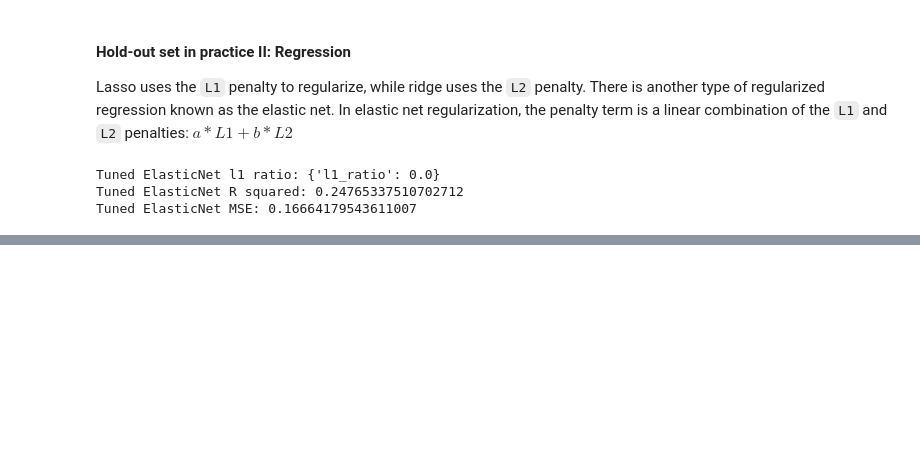
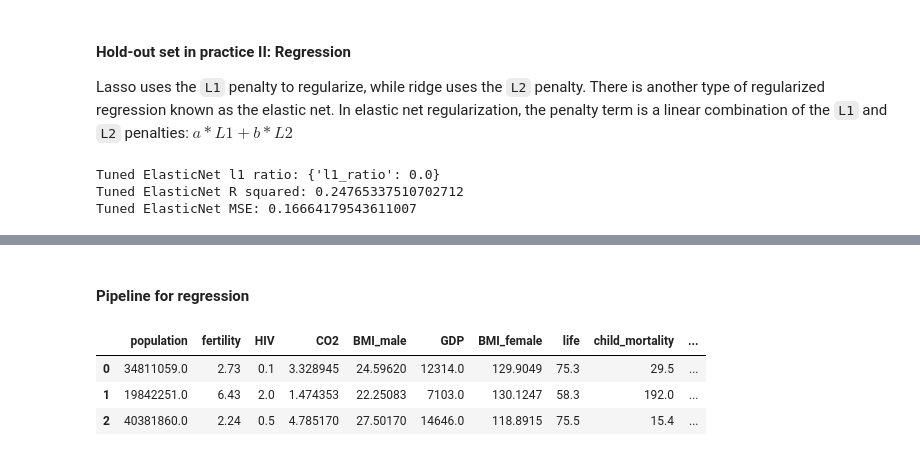
Before and after one commit to joeelorm/Machine-Learning, a Jupyter notebook: 2_Supervised Learning - Scikit Learn/supervised_learning.ipynb, the cells around one changed output, grey strips where cells are left out. Cells and saved outputs as stored; diff of their text form; code cells hidden in the pictures; blank space fills up the shorter version.

```diff
--- a/2_Supervised Learning - Scikit Learn/supervised_learning.ipynb
+++ b/2_Supervised Learning - Scikit Learn/supervised_learning.ipynb
@@ -882,0 +1201,11 @@ Tuned ElasticNet MSE: 0.16664179543611007
+# %% [markdown]
+#### Pipeline for regression
+# %%
+#The gapminder dataset
+df = pd.read_csv('datasets/gm_2008_region.csv')
+df.head(3)
+# %% [output]
+|  | population | fertility | HIV | CO2 | BMI_male | GDP | BMI_female | life | child_mortality | ... |
+| 0 | 34811059.0 | 2.73 | 0.1 | 3.328945 | 24.59620 | 12314.0 | 129.9049 | 75.3 | 29.5 | ... |
+| 1 | 19842251.0 | 6.43 | 2.0 | 1.474353 | 22.25083 | 7103.0 | 130.1247 | 58.3 | 192.0 | ... |
+| 2 | 40381860.0 | 2.24 | 0.5 | 4.785170 | 27.50170 | 14646.0 | 118.8915 | 75.5 | 15.4 | ... |
```
Also changed, not shown: parts of 37 cells of this notebook.
